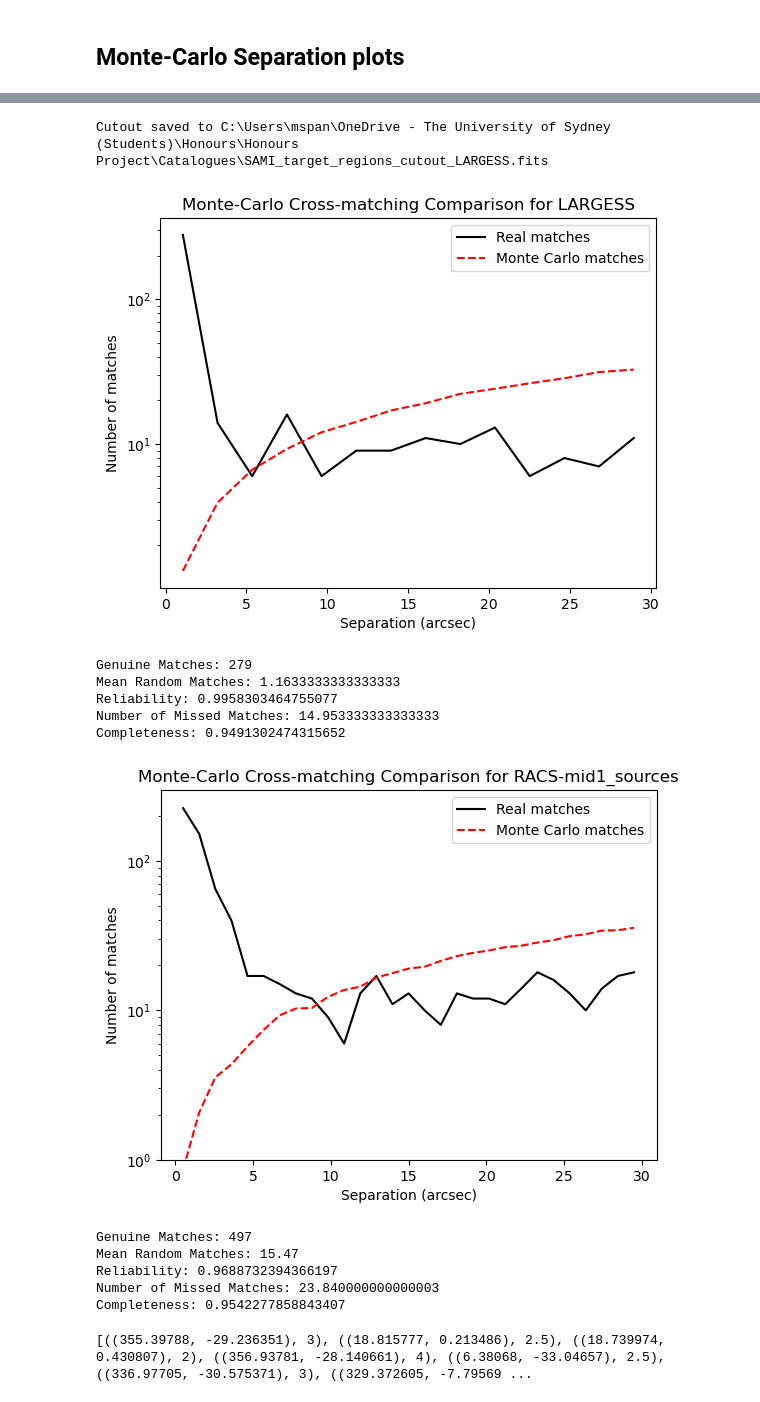
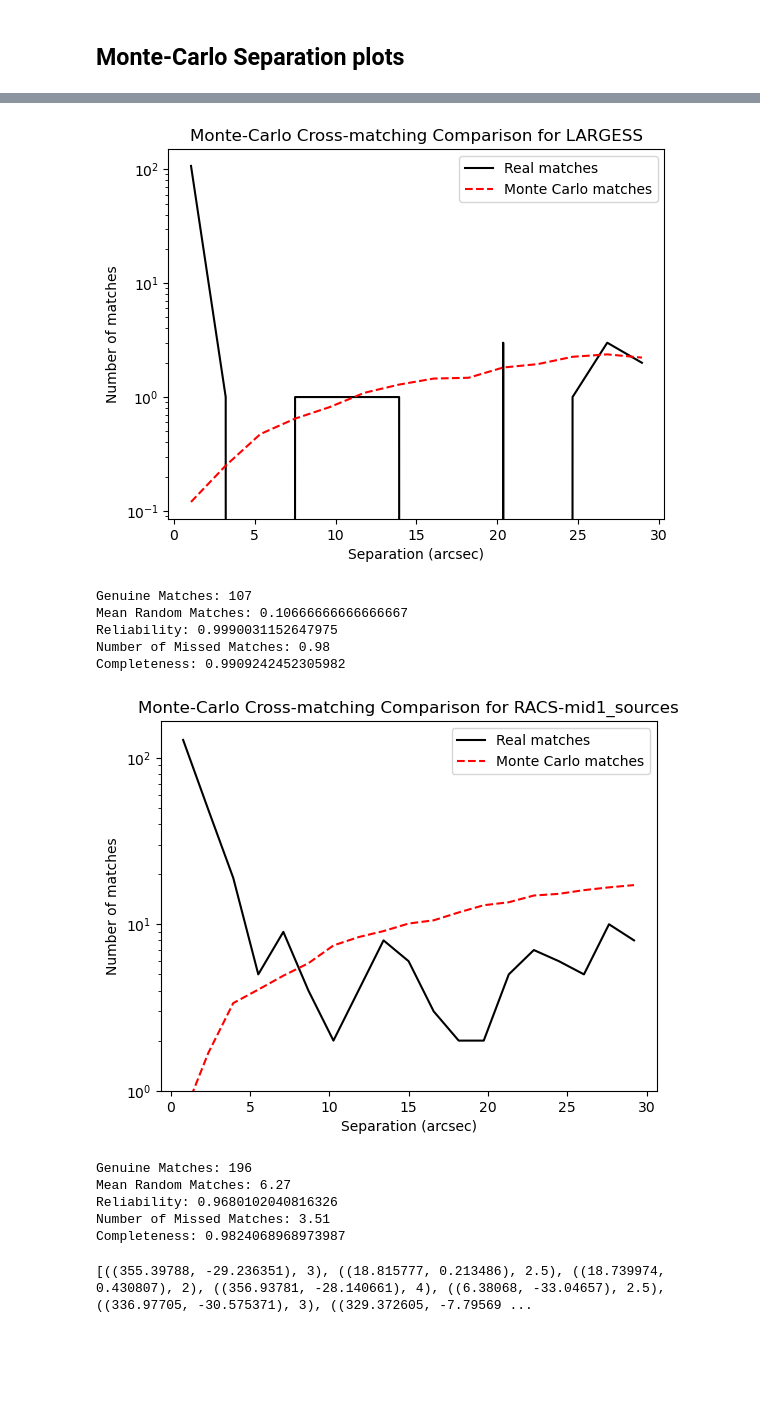
Before and after one commit to mspan4/sami_tools_smc_mspa4681, a Jupyter notebook: Code/Getting_cutouts.ipynb, the cells around one changed output, grey strips where cells are left out. Drawn from its saved outputs; the diff is of its cells as text; code cells hidden in the pictures; blank space fills up the shorter version.

```diff
--- a/Code/Getting_cutouts.ipynb
+++ b/Code/Getting_cutouts.ipynb
@@ -722,7 +724,7 @@ refresh_module()
 # all_fctns.get_fits_table_SAMI_target_regions_cutout(Source_dir + "Catalogues\\", "LARGESS.fits", col_names=('RAdeg', 'DEdeg'), overwrite=True)
 
 all_random_separations, real_separations = get_monte_carlo_separation_plot(Source_dir+"Catalogues\\", "LARGESS.fits", crossmatching_colnames=('RAdeg', 'DEdeg'),
-                                                                                         nbins=15, max_shifts=(0.01,0.01), n_trials=300)
+                                                                                         nbins=15, max_shifts=(0.1,0.01), n_trials=300)
 plt.yscale('log')
 plt.show()
 
@@ -751,32 +753,31 @@ def get_montecarlo_statistics(all_random_separations, real_separations, matching
 
 get_montecarlo_statistics(all_random_separations, real_separations, matching_sep=2, intercept_point=7.5)
 # %% [output]
+[figure, new version]
-Cutout saved to C:\Users\mspan\OneDrive - The University of Sydney (Students)\Honours\Honours Project\Catalogues\SAMI_target_regions_cutout_LARGESS.fits
+Genuine Matches: 107
+Mean Random Matches: 0.10666666666666667
+Reliability: 0.9990031152647975
+Number of Missed Matches: 0.98
+Completeness: 0.9909242452305982
-[figure, old version]
-Genuine Matches: 279
-Mean Random Matches: 1.1633333333333333
-Reliability: 0.9958303464755077
-Number of Missed Matches: 14.953333333333333
-Completeness: 0.9491302474315652
 # %%
 refresh_module()
 
 # all_fctns.get_fits_table_SAMI_target_regions_cutout(Source_dir + "Catalogues\\", "RACS-mid1_sources.fits", col_names=('RA', 'Dec'), overwrite=True)
 
-all_random_separations, real_separations  = get_monte_carlo_separation_plot(Source_dir+"Catalogues\\", "RACS-mid1_sources.fits", crossmatching_colnames=('RA', 'Dec'),
-                                                                                         max_sep_arcsec=30, max_shifts=(0.01, 0.01))
+all_random_separations, real_separations  = all_fctns.get_monte_carlo_separation_plot(Source_dir+"Catalogues\\", "RACS-mid1_sources.fits", crossmatching_colnames=('RA', 'Dec'),
+                                                                                         max_sep_arcsec=30, max_shifts=(0.01, 0.01), nbins=20)
 plt.yscale('log')
 plt.ylim(1, plt.ylim()[1])
 plt.show()
 
-get_montecarlo_statistics(all_random_separations, real_separations, matching_sep=5, intercept_point=9)
+all_fctns.get_montecarlo_statistics(all_random_separations, real_separations, matching_sep=5, intercept_point=7)
 # %% [output]
-[figure, old version]
+[figure, new version]
-Genuine Matches: 497
-Mean Random Matches: 15.47
-Reliability: 0.9688732394366197
-Number of Missed Matches: 23.840000000000003
-Completeness: 0.9542277858843407
+Genuine Matches: 196
+Mean Random Matches: 6.27
+Reliability: 0.9680102040816326
+Number of Missed Matches: 3.51
+Completeness: 0.9824068968973987
 # %%
 # %% [output]
 [((355.39788, -29.236351), 3), ((18.815777, 0.213486), 2.5), ((18.739974, 0.430807), 2), ((356.93781, -28.140661), 4), ((6.38068, -33.04657), 2.5), ((336.97705, -30.575371), 3), ((329.372605, -7.79569 ...
```
Also changed, not shown: parts of 2 cells of this notebook, 5 other files.
